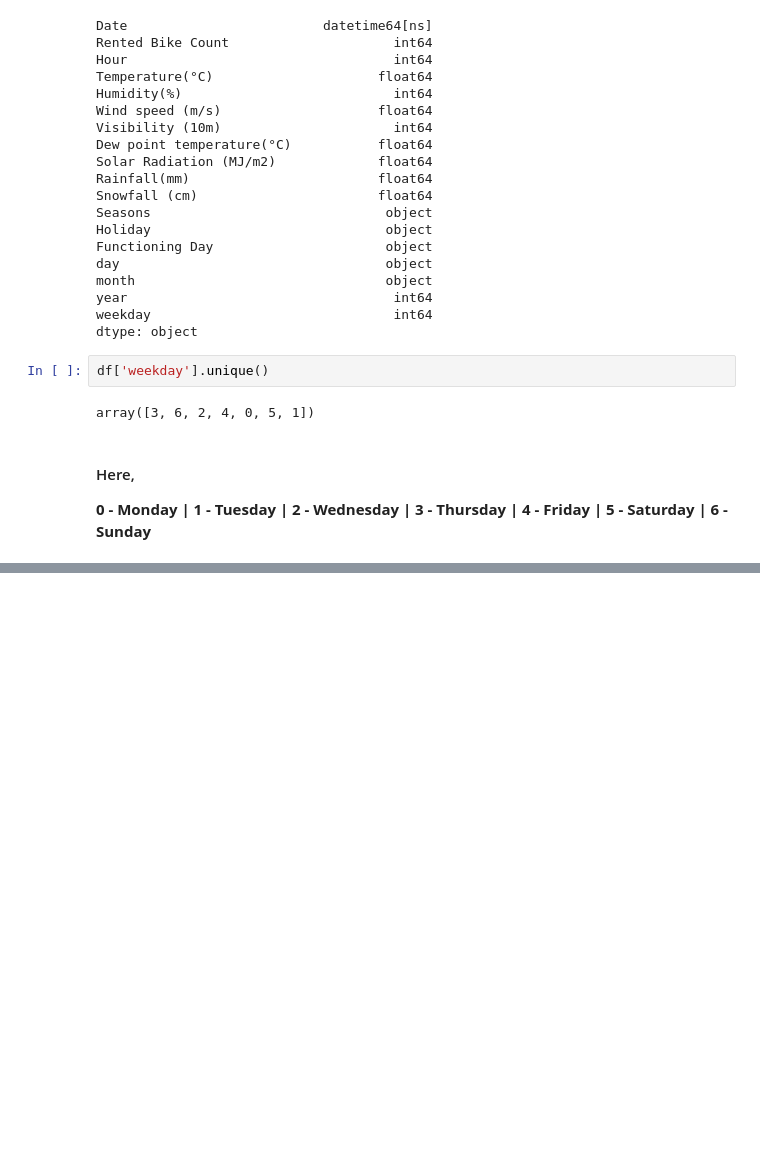
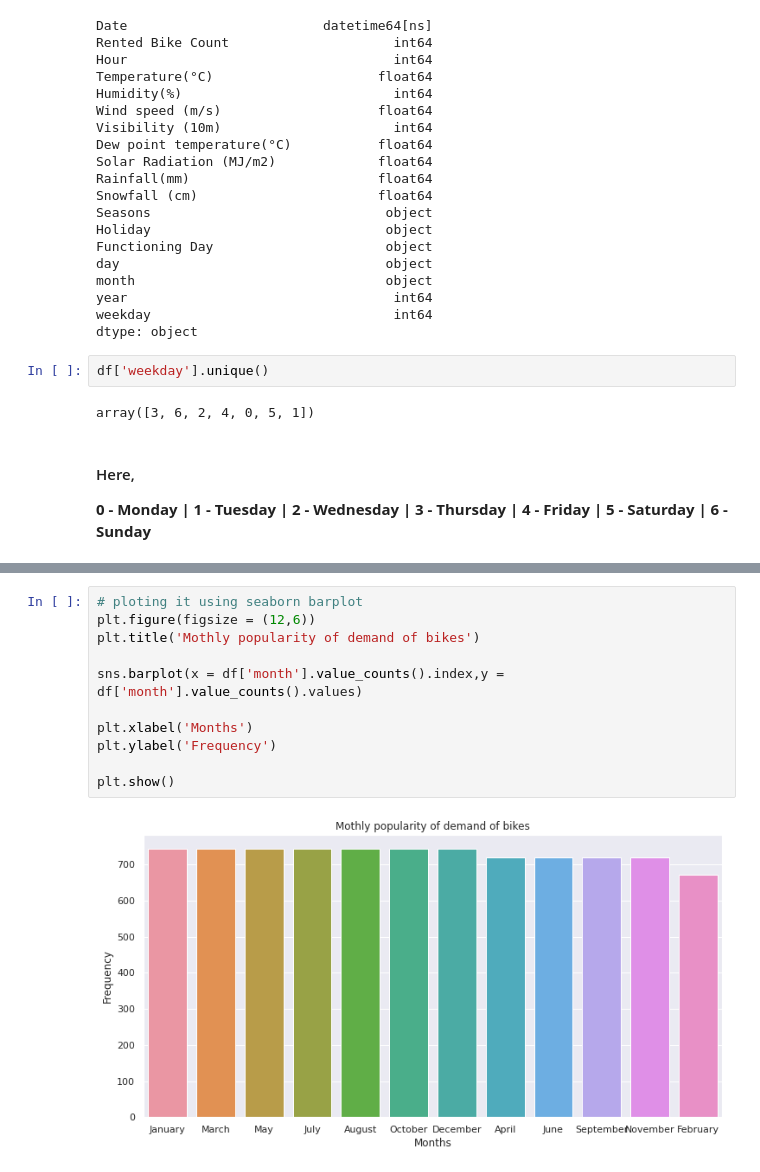
Before and after one commit to Vrishali04/Bike_sharing_demand_sharing_Regression_capstone_project, a Jupyter notebook: Bike_sharing_demand_prediction_regression_capstone_project_final.ipynb, the cells around one changed output, grey strips where cells are left out. Saved outputs shown, nothing was run; the diff lists cells and outputs as text; blank space fills up the shorter version.

```diff
--- a/Bike_sharing_demand_prediction_regression_capstone_project_final.ipynb
+++ b/Bike_sharing_demand_prediction_regression_capstone_project_final.ipynb
@@ -436,0 +517,13 @@ array([3, 6, 2, 4, 0, 5, 1])
+# %%
+# ploting it using seaborn barplot
+plt.figure(figsize = (12,6))
+plt.title('Mothly popularity of demand of bikes')
+
+sns.barplot(x = df['month'].value_counts().index,y = df['month'].value_counts().values)
+
+plt.xlabel('Months')
+plt.ylabel('Frequency')
+
+plt.show()
+# %% [output]
+[figure, added]
```
Also changed, not shown: parts of 23 cells of this notebook.
